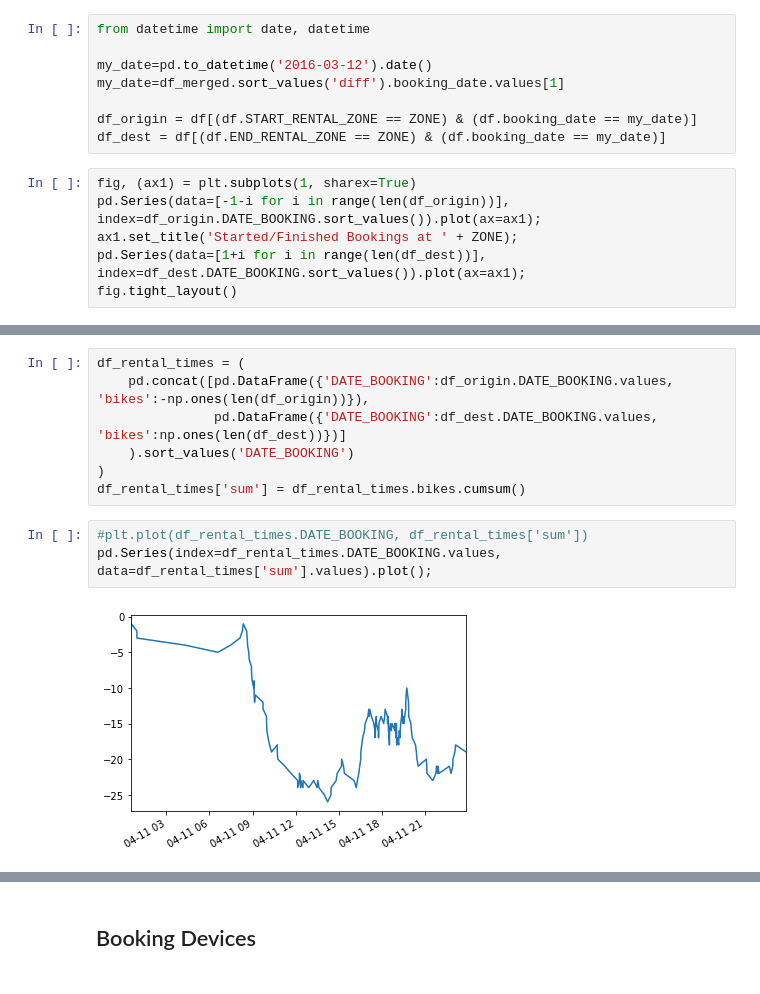
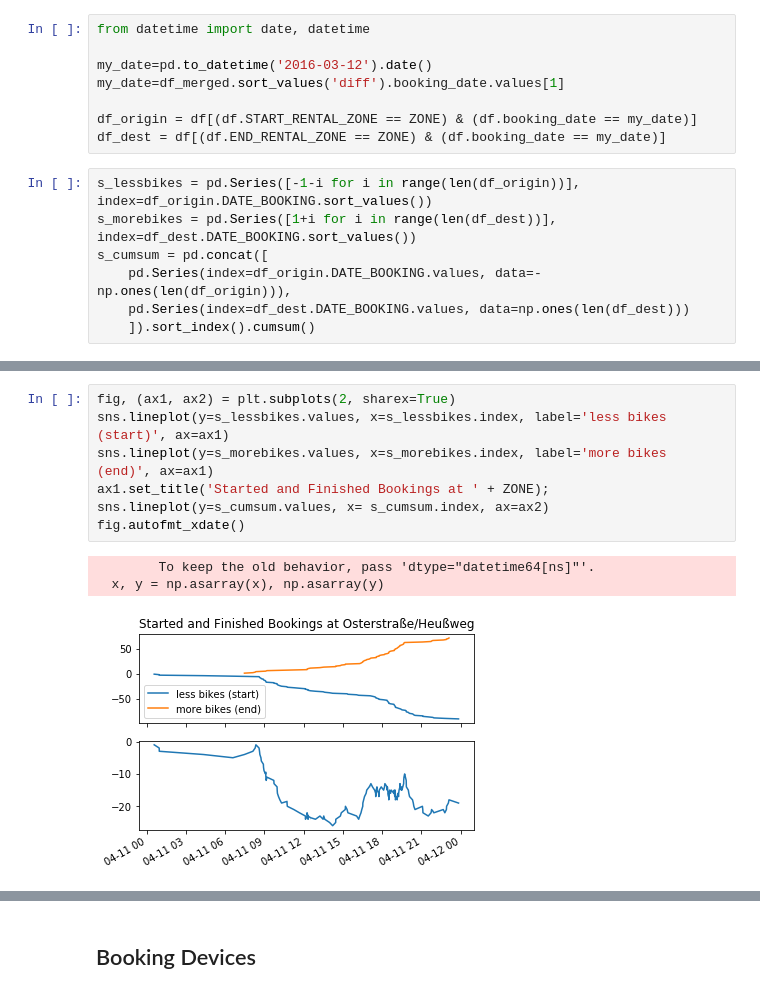
Before and after one commit to goerlitz/opendata-call-a-bike, a Jupyter notebook: python/call-a-bike_analysis.ipynb, the cells around one changed output, grey strips where cells are left out. Cells and saved outputs as stored; diff of their text form.

```diff
--- a/python/call-a-bike_analysis.ipynb
+++ b/python/call-a-bike_analysis.ipynb
@@ -356,8 +393,9 @@ my_date=df_merged.sort_values('diff').booking_date.values[1]
 df_origin = df[(df.START_RENTAL_ZONE == ZONE) & (df.booking_date == my_date)]
 df_dest = df[(df.END_RENTAL_ZONE == ZONE) & (df.booking_date == my_date)]
 # %%
-fig, (ax1) = plt.subplots(1, sharex=True)
-pd.Series(data=[-1-i for i in range(len(df_origin))], index=df_origin.DATE_BOOKING.sort_values()).plot(ax=ax1);
-ax1.set_title('Started/Finished Bookings at ' + ZONE);
-pd.Series(data=[1+i for i in range(len(df_dest))], index=df_dest.DATE_BOOKING.sort_values()).plot(ax=ax1);
-fig.tight_layout()
+s_lessbikes = pd.Series([-1-i for i in range(len(df_origin))], index=df_origin.DATE_BOOKING.sort_values())
+s_morebikes = pd.Series([1+i for i in range(len(df_dest))], index=df_dest.DATE_BOOKING.sort_values())
+s_cumsum = pd.concat([
+    pd.Series(index=df_origin.DATE_BOOKING.values, data=-np.ones(len(df_origin))),
+    pd.Series(index=df_dest.DATE_BOOKING.values, data=np.ones(len(df_dest)))
+    ]).sort_index().cumsum()
@@ -366,13 +402,12 @@ fig.tight_layout()
-# %%
-df_rental_times = (
-    pd.concat([pd.DataFrame({'DATE_BOOKING':df_origin.DATE_BOOKING.values, 'bikes':-np.ones(len(df_origin))}),
-               pd.DataFrame({'DATE_BOOKING':df_dest.DATE_BOOKING.values, 'bikes':np.ones(len(df_dest))})]
-    ).sort_values('DATE_BOOKING')
-)
-df_rental_times['sum'] = df_rental_times.bikes.cumsum()
-# %%
-#plt.plot(df_rental_times.DATE_BOOKING, df_rental_times['sum'])
-pd.Series(index=df_rental_times.DATE_BOOKING.values, data=df_rental_times['sum'].values).plot();
-# %% [output]
-[figure, removed]
+# %%
+fig, (ax1, ax2) = plt.subplots(2, sharex=True)
+sns.lineplot(y=s_lessbikes.values, x=s_lessbikes.index, label='less bikes (start)', ax=ax1)
+sns.lineplot(y=s_morebikes.values, x=s_morebikes.index, label='more bikes (end)', ax=ax1)
+ax1.set_title('Started and Finished Bookings at ' + ZONE);
+sns.lineplot(y=s_cumsum.values, x= s_cumsum.index, ax=ax2)
+fig.autofmt_xdate()
+# %% [output]
+        To keep the old behavior, pass 'dtype="datetime64[ns]"'.
+  x, y = np.asarray(x), np.asarray(y)
+[figure, added]
 # %% [markdown]
```
Also changed, not shown: parts of 26 cells of this notebook.
